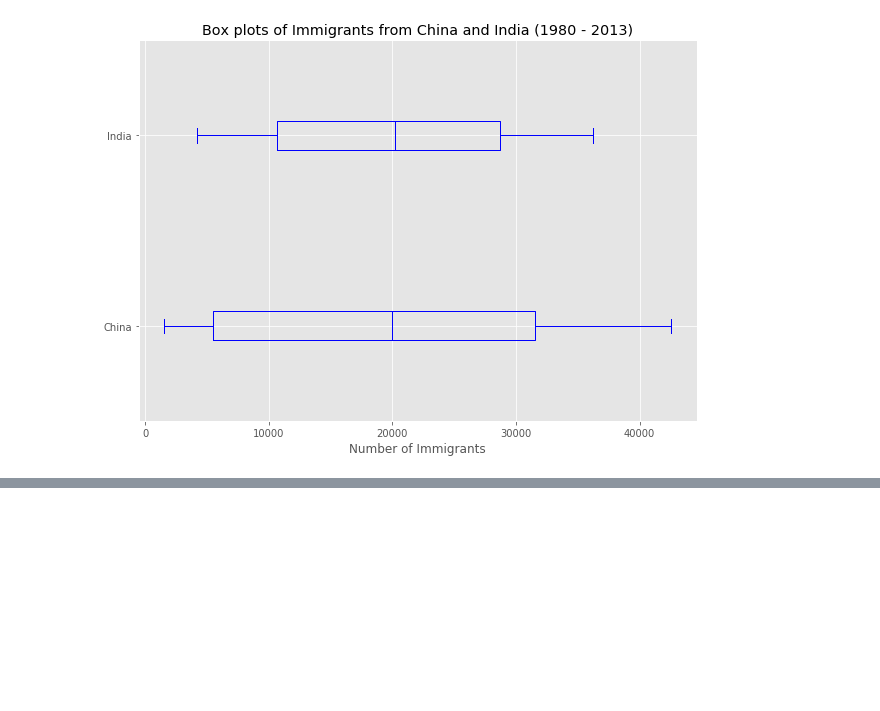
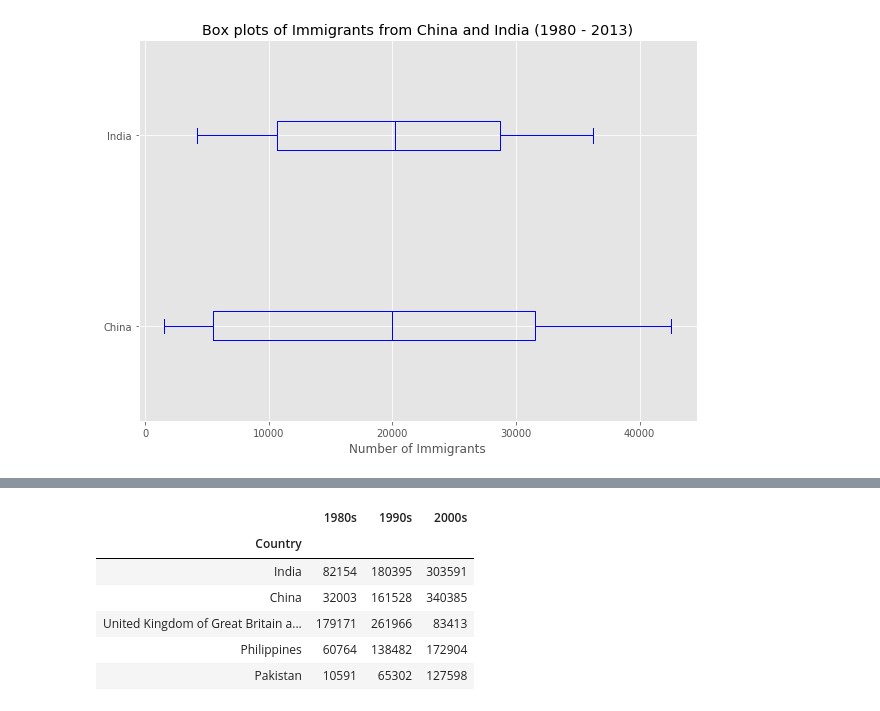
Before and after one commit to ghaffaru/immigration-data-analytics, a Jupyter notebook: plots/pie_box_scatter.ipynb, the cells around one changed output, grey strips where cells are left out. Cells and saved outputs as stored; diff of their text form; code cells hidden in the pictures; blank space fills up the shorter version.

```diff
--- a/plots/pie_box_scatter.ipynb
+++ b/plots/pie_box_scatter.ipynb
@@ -166,0 +176,22 @@ Text(0,0.5,'Countries')
+# %%
+df_top15 = df_can.sort_values(['Total'], ascending=False, axis=0).head()
+
+years_80s = list(map(str, range(1980, 1990)))
+years_90s = list(map(str, range(1990, 2000)))
+years_00s = list(map(str, range(2000, 2010)))
+
+df_80s = df_top15.loc[:, years_80s].sum(axis=1)
+df_90s = df_top15.loc[:, years_90s].sum(axis=1)
+df_00s = df_top15.loc[:, years_00s].sum(axis=1)
+
+new_df = pd.DataFrame({'1980s': df_80s, '1990s': df_90s, '2000s':df_00s})
+
+new_df.head()
+# %% [output]
+|  | 1980s | 1990s | 2000s |
+| Country |  |  |  |
+| India | 82154 | 180395 | 303591 |
+| China | 32003 | 161528 | 340385 |
+| United Kingdom of Great Britain a... | 179171 | 261966 | 83413 |
+| Philippines | 60764 | 138482 | 172904 |
+| Pakistan | 10591 | 65302 | 127598 |
```
Also changed, not shown: parts of 4 cells of this notebook.
